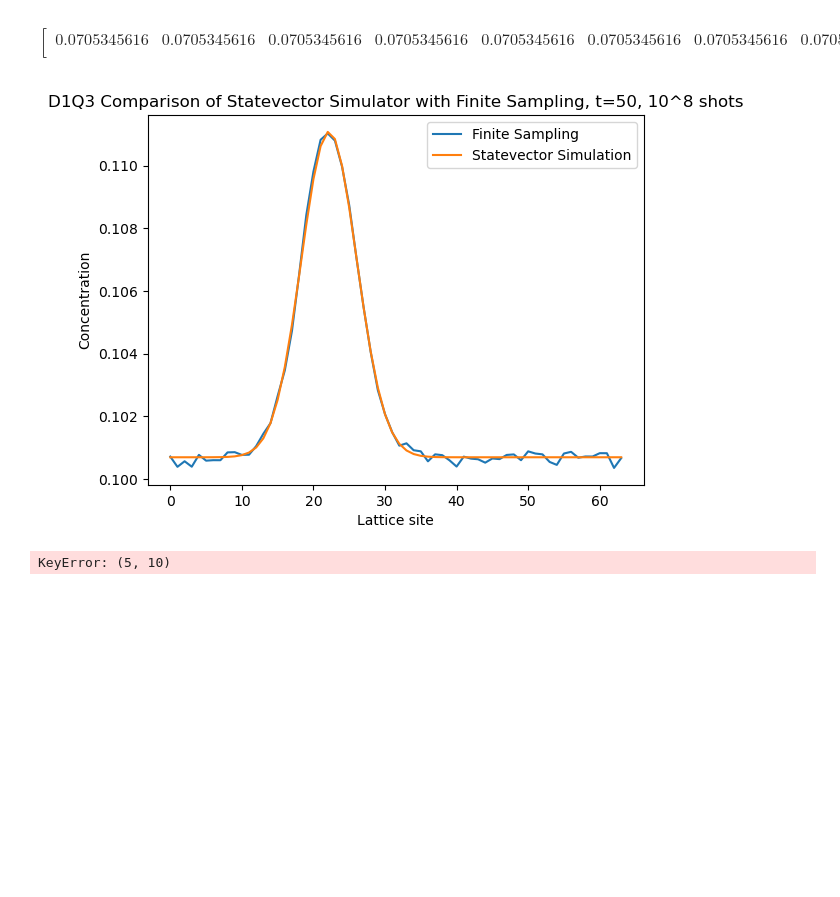
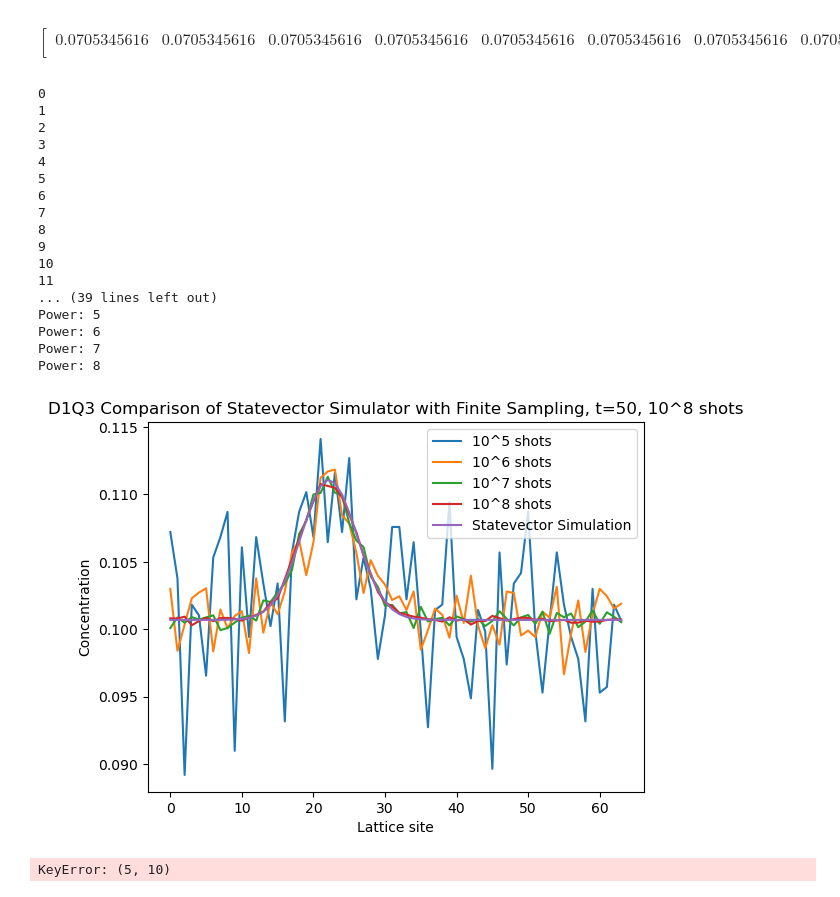
Before and after one commit to comp-physics/QLBM-frugal, a Jupyter notebook: advectionDiffusion/QuantumD1Q3Visualizations.ipynb, the cells around one changed output. Cells and saved outputs as stored; diff of their text form; code cells hidden in the pictures; blank space fills up the shorter version.

Commit message:
data for sample size increase graphing

```diff
--- a/advectionDiffusion/QuantumD1Q3Visualizations.ipynb
+++ b/advectionDiffusion/QuantumD1Q3Visualizations.ipynb
@@ -258,44 +258,76 @@ def reset_statevector():
 # %%
 ## saves and graphs the change in % difference with increase in number of shots
 
 # hres(initSV)
 iterations = 50
-lower_pow = 8
+lower_pow = 5
 upper_pow = 8
 SV = reset_statevector()
 
 type = "shots_comparison"
 
 counts_all = {}
 sv_all = {}
 
 SV = reset_statevector()
 
-counts_all = {}
-sv_all = {}
+# counts_all = {}
+# sv_all = {}
 
-for j in range(lower_pow, upper_pow + 1):
-    for i in range(iterations + 1):
-        SV = timestep(SV)
+X = {}
+Y = {}
 
-        if i == 50:
+
+for i in range(iterations + 1):
+    print(f'{i}')
+    SV = timestep(SV)
+
+    if i == 50:
+        for j in range(lower_pow, upper_pow + 1):
+            print(f"Power: {j}")
             counts = simulate_statevector(SV, setup, nshots=pow(10, j))
             processed_counts = process_counts(counts)
 
             vals = np.array(list(processed_counts.values()))
-            plt.plot(list(range(0,M,1)), nrm*vals[:M]/np.linalg.norm(np.array(vals[:M])), label='Finite Sampling')
-            plt.plot(list(range(0,M,1)), nrm*np.array(SV)[:M]/np.linalg.norm(np.array(SV)[:M]), label='Statevector Simulation')
+            plt.plot(list(range(0,M,1)), nrm*vals[:M]/np.linalg.norm(np.array(vals[:M])), label=f'10^{j} shots')
+            X[j] = list(range(0,M,1))
+            Y[j] = nrm*vals[:M]/np.linalg.norm(np.array(vals[:M]))
 
-            plt.xlabel("Lattice site")
-            plt.ylabel("Concentration")
-            plt.title(f'D1Q3 Comparison of Statevector Simulator with Finite Sampling, t={i}, 10^{j} shots')
+        plt.plot(list(range(0,M,1)), nrm*np.array(SV)[:M]/np.linalg.norm(np.array(SV)[:M]), label='Statevector Simulation')
+        X['sv'] = list(range(0,M,1))
+        Y['sv'] = nrm*np.array(SV)[:M]/np.linalg.norm(np.array(SV)[:M])
 
-        SV = reinit(SV)
+        plt.xlabel("Lattice site")
+        plt.ylabel("Concentration")
+        plt.title(f'D1Q3 Comparison of Statevector Simulator with Finite Sampling, t={i}, 10^{j} shots')
+
+    SV = reinit(SV)
 
 plt.legend()
 plt.show()
+
+with open("data/d1q3_sampleincr_viz.pkl", "wb") as f:
+    data = [X, Y]
+    pkl.dump(data, f)
 # %% [output]
+0
+1
+2
+3
+4
+5
+6
+7
+8
+9
+10
+11
+... (39 lines left out)
+Power: 5
+Power: 6
+Power: 7
+Power: 8
-[figure, old version]
+[figure, new version]
 # %%
 counts_all[(5, 10)]
 # %% [output]
```
Also changed, not shown: parts of 1 cell of this notebook, 1 other file.
